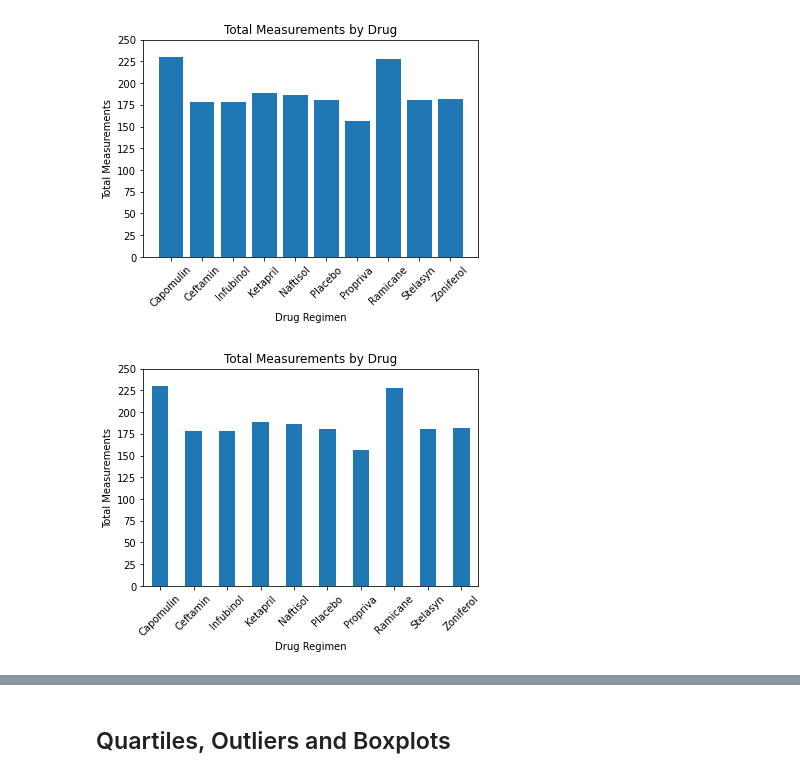
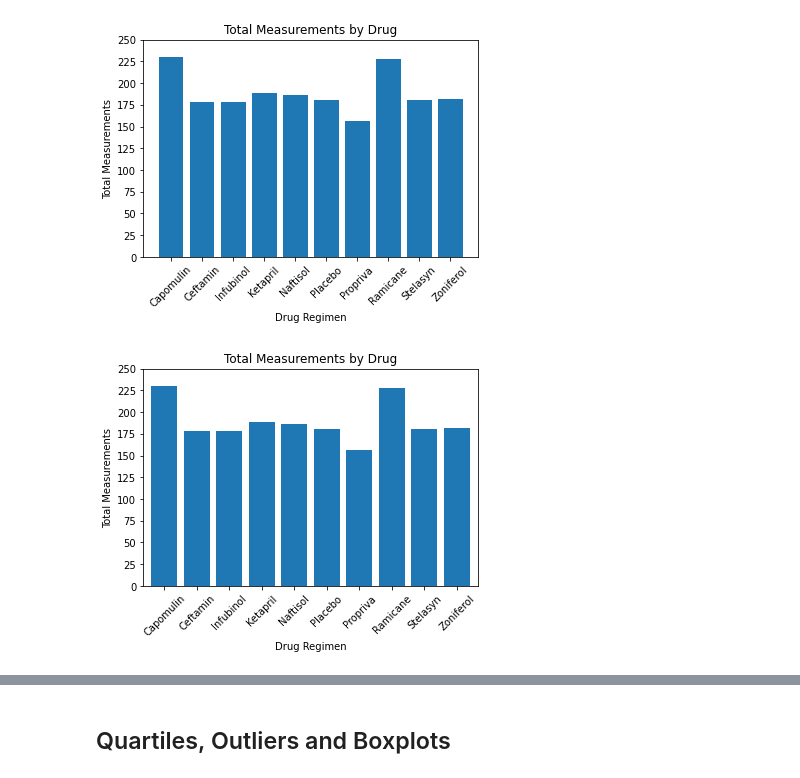
Before and after one commit to jordanroessle/matplotlib-challenge, a Jupyter notebook: pymaceuticals_starter.ipynb, the cells around one changed output, grey strips where cells are left out. Cells and saved outputs as stored; diff of their text form; code cells hidden in the pictures.

```diff
--- a/pymaceuticals_starter.ipynb
+++ b/pymaceuticals_starter.ipynb
@@ -147,19 +147,19 @@ plt.show()
 # %%
 # Generate a bar plot showing the total number of measurements taken on each drug regimen using pyplot.
 bar_plot = pd.DataFrame({"Drug Regimen":x_axis, "Total Measurements":y_axis})
 
 bar_plot.plot(x = "Drug Regimen",
             y = "Total Measurements",
             kind = "bar",
             title = "Total Measurements by Drug",
             legend = False,
             yticks = range(0, 275, 25),
             xlabel = "Drug Regimen",
             ylabel = "Total Measurements",
-            rot=45
-             )
+            rot=45,
+            width = .8)
 plt.show()
 # %% [output]
-[figure, old version]
+[figure, new version]
 # %%
 # Generate a pie plot showing the distribution of female versus male mice using pandas
```
Also changed, not shown: parts of 2 cells of this notebook.
